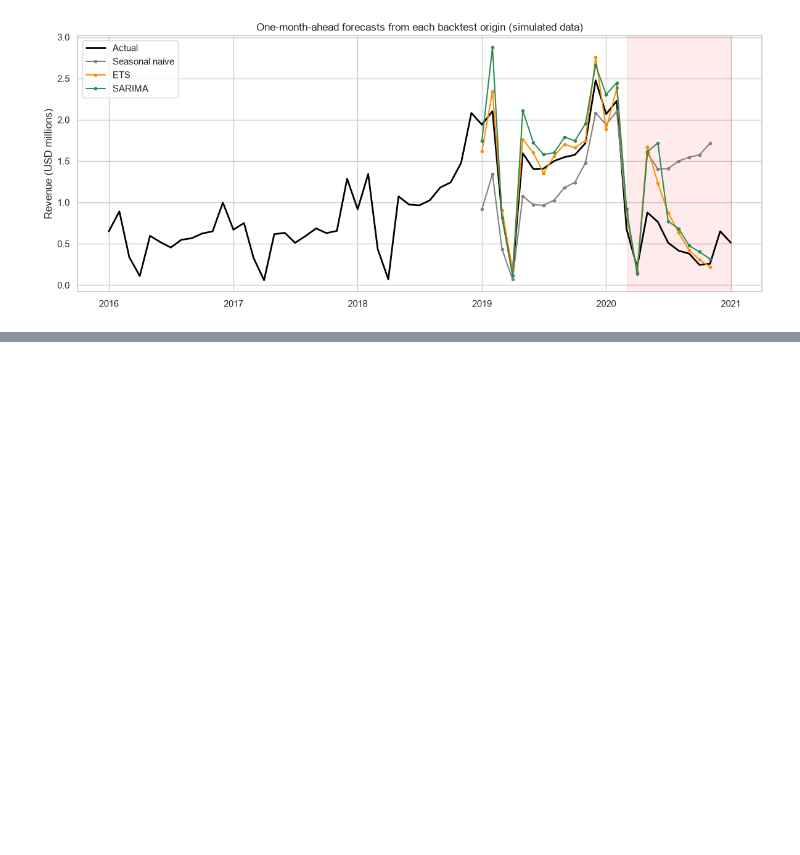
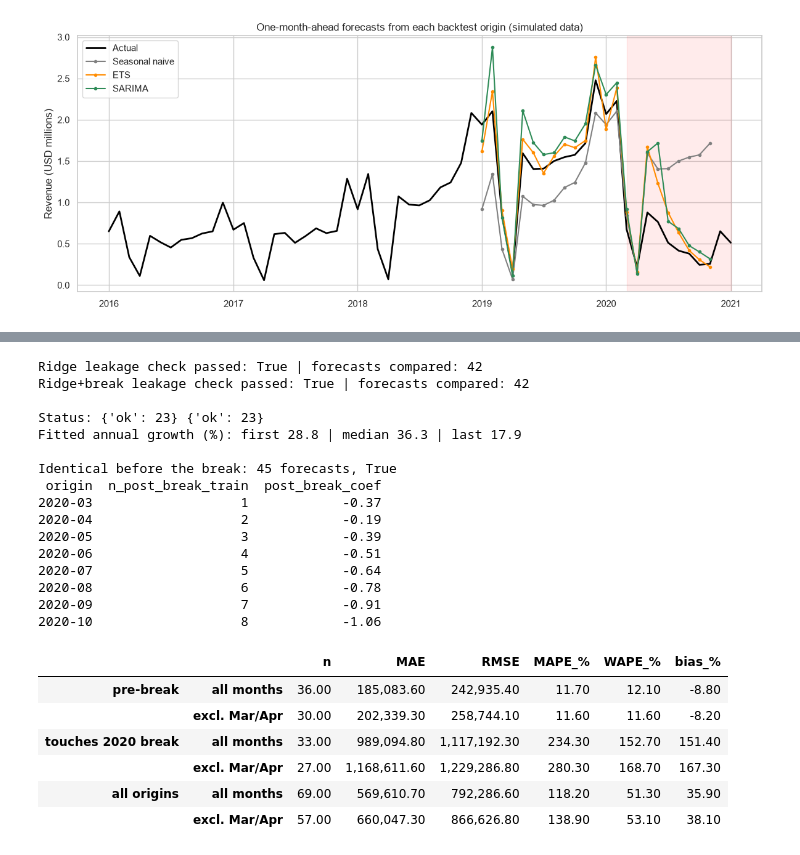
Before and after one commit to Mohsintahseen/sales-intelligence-system, a Jupyter notebook: notebooks/02_forecasting.ipynb, the cells around one changed output, grey strips where cells are left out. Drawn from its saved outputs; the diff is of its cells as text; code cells hidden in the pictures; blank space fills up the shorter version.

```diff
--- a/notebooks/02_forecasting.ipynb
+++ b/notebooks/02_forecasting.ipynb
@@ -287,0 +434,64 @@ plt.show()
+# %%
+import importlib
+import forecasters as fcs
+importlib.reload(fcs)
+
+# 1. Leakage checks (42 forecasts each)
+for f, name in [(fcs.ridge_log, "Ridge"), (fcs.ridge_break_log, "Ridge+break")]:
+    ok, n_rows = leakage_check(y, f)
+    print(name, "leakage check passed:", ok, "| forecasts compared:", n_rows)
+
+# 2. Backtests
+fcs.LOG.clear()
+bt_rdg = add_regime(rolling_origin(y, fcs.ridge_log))
+rdg_log = pd.DataFrame(fcs.LOG)
+
+fcs.LOG.clear()
+bt_rbk = add_regime(rolling_origin(y, fcs.ridge_break_log))
+rbk_log = pd.DataFrame(fcs.LOG)
+
+# 3. Guard: no silent fallbacks, and a clear message if one happens
+for name, lg in [("Ridge", rdg_log), ("Ridge+break", rbk_log)]:
+    bad = lg[lg["status"] != "ok"]
+    assert bad.empty, f"{name}: {len(bad)} origins fell back. First status: {bad['status'].iloc[0]}"
+
+for b in (bt_rdg, bt_rbk):
+    assert len(b) == 69 and np.isfinite(b["forecast"]).all() and (b["forecast"] > 0).all()
+
+print("\nStatus:", rdg_log["status"].value_counts().to_dict(), rbk_log["status"].value_counts().to_dict())
+print("Fitted annual growth (%): first", rdg_log["annual_growth_pct"].iloc[0],
+      "| median", rdg_log["annual_growth_pct"].median(),
+      "| last", rdg_log["annual_growth_pct"].iloc[-1])
+
+# 4. Before the break is visible, the flag has nothing to learn from: forecasts must be identical
+same = bt_rdg["origin"] < "2020-03-01"
+print("\nIdentical before the break:", int(same.sum()), "forecasts,",
+      np.allclose(bt_rdg.loc[same, "forecast"].values, bt_rbk.loc[same, "forecast"].values))
+print(rbk_log.loc[rbk_log["n_post_break_train"] > 0, ["origin", "n_post_break_train", "post_break_coef"]]
+      .assign(origin=lambda d: d["origin"].dt.strftime("%Y-%m")).to_string(index=False))
+
+summarise(bt_rdg).round(1)
+# %% [output]
+Ridge leakage check passed: True | forecasts compared: 42
+Ridge+break leakage check passed: True | forecasts compared: 42
+
+Status: {'ok': 23} {'ok': 23}
+Fitted annual growth (%): first 28.8 | median 36.3 | last 17.9
+
+Identical before the break: 45 forecasts, True
+ origin  n_post_break_train  post_break_coef
+2020-03                   1            -0.37
+2020-04                   2            -0.19
+2020-05                   3            -0.39
+2020-06                   4            -0.51
+2020-07                   5            -0.64
+2020-08                   6            -0.78
+2020-09                   7            -0.91
+2020-10                   8            -1.06
+|  |  | n | MAE | RMSE | MAPE_% | WAPE_% | bias_% |
+| pre-break | all months | 36.00 | 185,083.60 | 242,935.40 | 11.70 | 12.10 | -8.80 |
+|  | excl. Mar/Apr | 30.00 | 202,339.30 | 258,744.10 | 11.60 | 11.60 | -8.20 |
+| touches 2020 break | all months | 33.00 | 989,094.80 | 1,117,192.30 | 234.30 | 152.70 | 151.40 |
+|  | excl. Mar/Apr | 27.00 | 1,168,611.60 | 1,229,286.80 | 280.30 | 168.70 | 167.30 |
+| all origins | all months | 69.00 | 569,610.70 | 792,286.60 | 118.20 | 51.30 | 35.90 |
+|  | excl. Mar/Apr | 57.00 | 660,047.30 | 866,626.80 | 138.90 | 53.10 | 38.10 |
```
Also changed, not shown: parts of 4 cells of this notebook, 1 other file.
